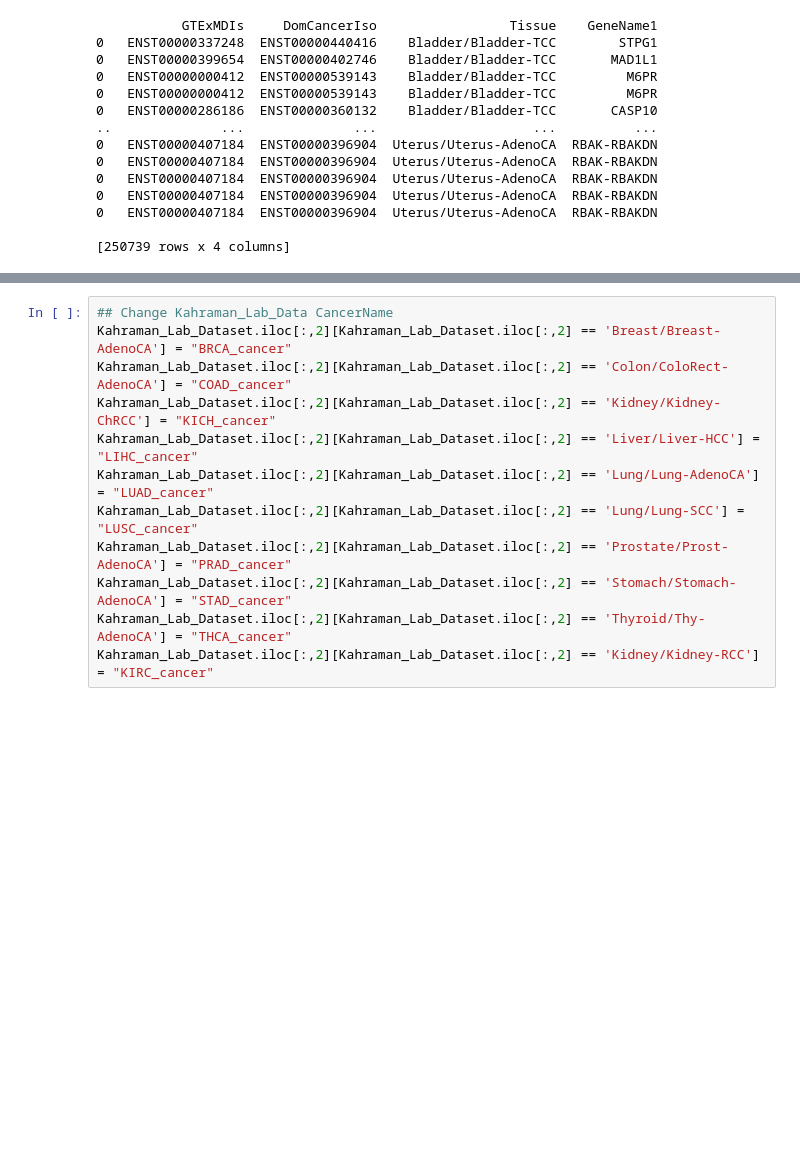
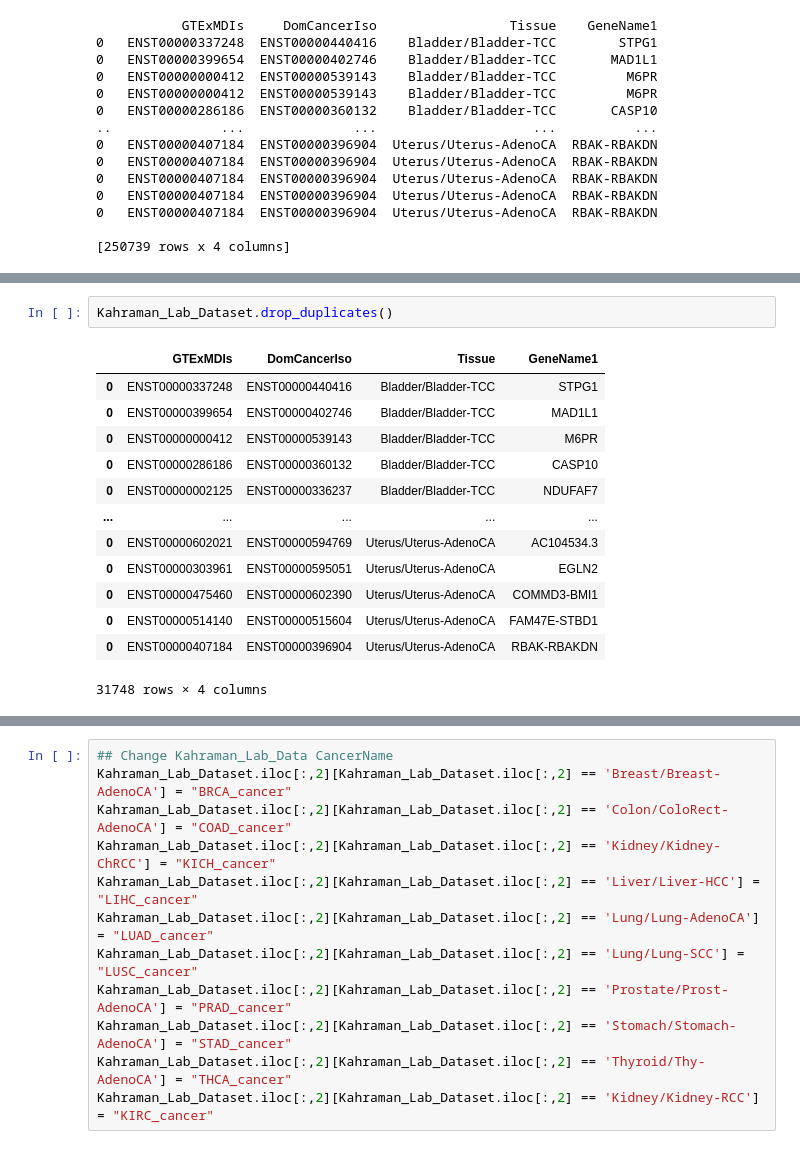
Before and after one commit to KarakulakTulay/Isoform_Comparison, a Jupyter notebook: IsoformSwitching_Overlaps.ipynb, the cells around one changed output, grey strips where cells are left out. Cells and saved outputs as stored; diff of their text form; blank space fills up the shorter version.

```diff
--- a/IsoformSwitching_Overlaps.ipynb
+++ b/IsoformSwitching_Overlaps.ipynb
@@ -134,0 +183,16 @@ print(Kahraman_Lab_Dataset)
+# %%
+Kahraman_Lab_Dataset.drop_duplicates()
+# %% [output]
+|  | GTExMDIs | DomCancerIso | Tissue | GeneName1 |
+| 0 | ENST00000337248 | ENST00000440416 | Bladder/Bladder-TCC | STPG1 |
+| 0 | ENST00000399654 | ENST00000402746 | Bladder/Bladder-TCC | MAD1L1 |
+| 0 | ENST00000000412 | ENST00000539143 | Bladder/Bladder-TCC | M6PR |
+| 0 | ENST00000286186 | ENST00000360132 | Bladder/Bladder-TCC | CASP10 |
+| 0 | ENST00000002125 | ENST00000336237 | Bladder/Bladder-TCC | NDUFAF7 |
+| ... | ... | ... | ... | ... |
+| 0 | ENST00000602021 | ENST00000594769 | Uterus/Uterus-AdenoCA | AC104534.3 |
+| 0 | ENST00000303961 | ENST00000595051 | Uterus/Uterus-AdenoCA | EGLN2 |
+| 0 | ENST00000475460 | ENST00000602390 | Uterus/Uterus-AdenoCA | COMMD3-BMI1 |
+| 0 | ENST00000514140 | ENST00000515604 | Uterus/Uterus-AdenoCA | FAM47E-STBD1 |
+| 0 | ENST00000407184 | ENST00000396904 | Uterus/Uterus-AdenoCA | RBAK-RBAKDN |
+31748 rows × 4 columns
```
Also changed, not shown: parts of 8 cells of this notebook.
